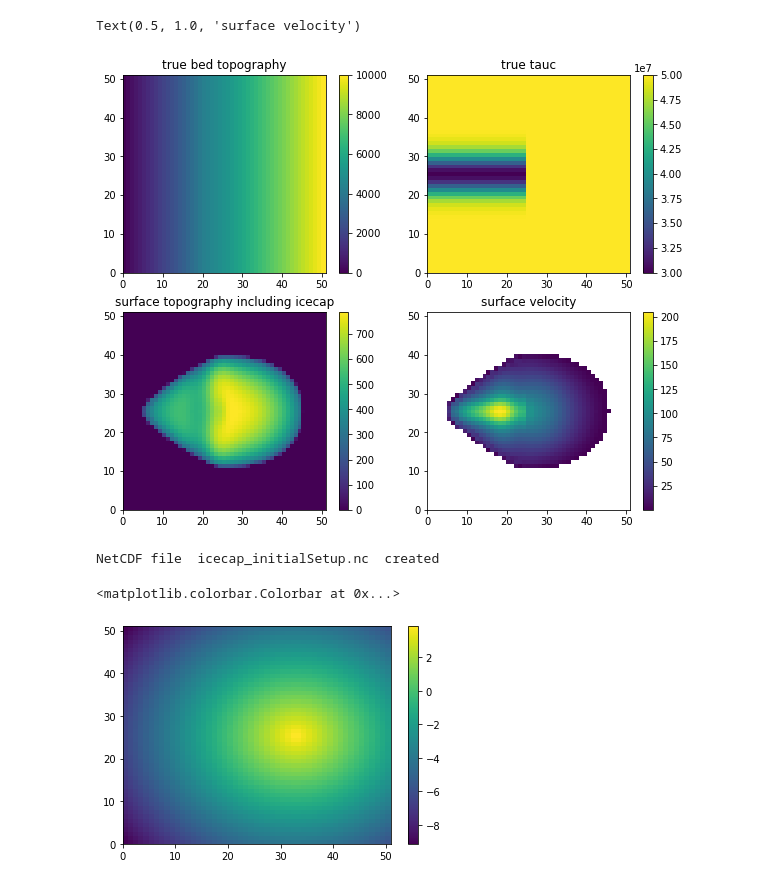
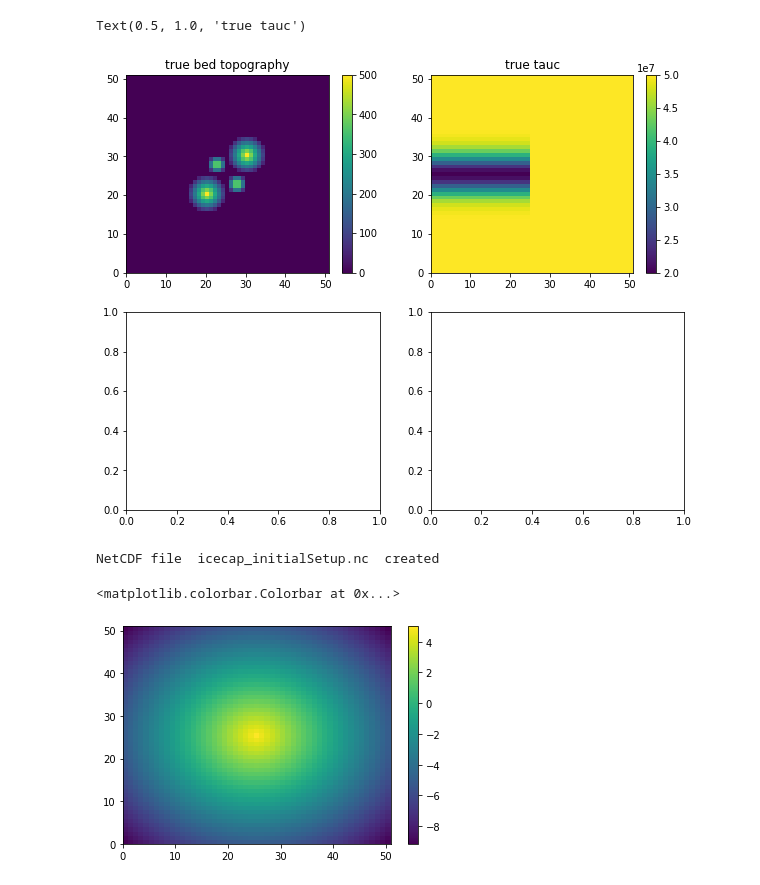
Before and after one commit to hahohe1892/thick_inv, a Jupyter notebook: icecap.ipynb, the cells around one changed output. Saved outputs shown, nothing was run; the diff lists cells and outputs as text; code cells hidden in the pictures.

```diff
--- a/icecap.ipynb
+++ b/icecap.ipynb
@@ -121,7 +122,8 @@ ice_surface_temp = np.ones((ny, nx))*268.15
 precip = np.zeros((ny, nx))
 land_ice_area_fraction_retreat = np.ones_like(topg)
 
-'''
+base = np.ones((ny, nx)) * (x/100+500)
+
 for i in range(0, nx):
     for j in range(0, ny):
         dist = ((x[i])**2+(y[j])**2)**0.5
@@ -130,46 +132,45 @@ for i in range(0, nx):
         dist2c = ((2*(x[i])+Lx/5)**2+(2*(y[j])-Ly/5)**2)**0.5
         dist2d = ((2*(x[i])-Lx/5)**2+(2*(y[j])+Ly/5)**2)**0.5
         # add 10k to topography to prevent floating ice
-        tauc[i, j] = 1e5*(1000 + np.maximum(500*(1-dist2a*5/Lx),0)+np.maximum(500*(1-dist2b*5/Lx),0)+np.maximum(500*(1-dist2c*5/Lx),0)+np.maximum(500*(1-dist2d*5/Lx),0))
-        topg[i,j ] = np.maximum(500 *(1-(dist*2/Lx)), 0)
+        topg[i, j] = (np.maximum(500*(1-dist2a*5/Lx),0)+np.maximum(500*(1-dist2b*5/Lx),0)+np.maximum(500*(1-dist2c*5/Lx),0)+np.maximum(500*(1-dist2d*5/Lx),0))
+        #topg[i,j ] = np.maximum(500 *(1-(dist*2/Lx)), 0)
         precip[i, j] = 5 *(1-(dist*2/Lx))
         surf[i,j] = topg[i,j]+1
-'''
 
-base = np.ones((ny, nx)) * (x/10+5000)
-bump = np.zeros((ny, nx))
+#bump = np.zeros((ny, nx))
 tauc = np.ones((ny,nx))*5e7
 for i in range(0,nx):
     for j in range(0, ny):
-        bump[i,j] = 300*np.exp((-(y[j]+10000)**2)/(2*5000**2))
+        #bump[i,j] = 300*np.exp((-(y[j]+10000)**2)/(2*5000**2))
         if j<=24:
-            tauc[i,j] -= 2e7*np.exp((-(x[i])**2)/(2*7000**2))
+            tauc[i,j] -= 3e7*np.exp((-(x[i])**2)/(2*7000**2))
         dist = ((x[i])**2+(y[j]-15000)**2)**0.5
-        precip[i, j] = 4 *(1-(dist*2/Lx))
+        #precip[i, j] = 4 *(1-(dist*2/Lx))
 
 
-topg = base + bump
+#topg = base + bump
+
 thk = np.ones((ny,nx))
 surf = topg+thk
 # %%
 fig, ax = plt.subplots(2,2, figsize=(10,8))
 field = ax[0,0].pcolor(topg)
 field1 = ax[0,1].pcolor(tauc)
-field2 = ax[1,0].pcolor(get_nc_data('icecap_output.nc', 'thk', 0))
-field3 = ax[1,1].pcolor(get_nc_data('icecap_output.nc', 'velsurf_mag', 0))
+#field2 = ax[1,0].pcolor(get_nc_data('icecap_output.nc', 'thk', 0))
+#field3 = ax[1,1].pcolor(get_nc_data('icecap_output.nc', 'velsurf_mag', 0))
 
 fig.colorbar(field, ax = ax[0,0])
 fig.colorbar(field1, ax = ax[0,1])
-fig.colorbar(field2, ax = ax[1,0])
-fig.colorbar(field3, ax = ax[1,1])
+#fig.colorbar(field2, ax = ax[1,0])
+#fig.colorbar(field3, ax = ax[1,1])
 
 ax[0,0].set_title('true bed topography')
 ax[0,1].set_title('true tauc')
-ax[1,0].set_title('surface topography including icecap')
-ax[1,1].set_title('surface velocity')
+#ax[1,0].set_title('surface topography including icecap')
+#ax[1,1].set_title('surface velocity')
 # %% [output]
-Text(0.5, 1.0, 'surface velocity')
+Text(0.5, 1.0, 'true tauc')
-[figure, old version]
+[figure, new version]
 # %%
 ##### define variables, set attributes, write data #####
 # format: ['units', 'long_name', 'standard_name', '_FillValue', array]
@@ -260,7 +261,7 @@ colors = plt.pcolor(precip, axes=axes)
 fig.colorbar(colors)
 # %% [output]
 <matplotlib.colorbar.Colorbar at 0x...>
-[figure, old version]
+[figure, new version]
 # %%
 def create_script(forward_or_iteration):
     print("""#!/bin/bash
```
Also changed, not shown: parts of 22 cells of this notebook, 1 other file.
